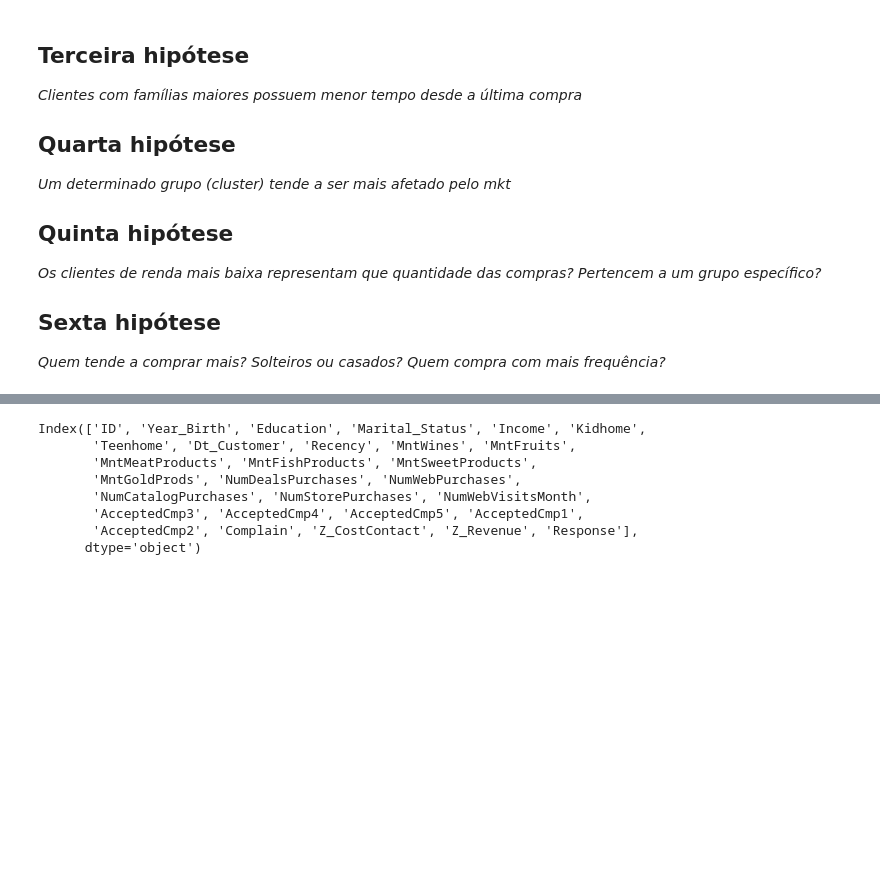
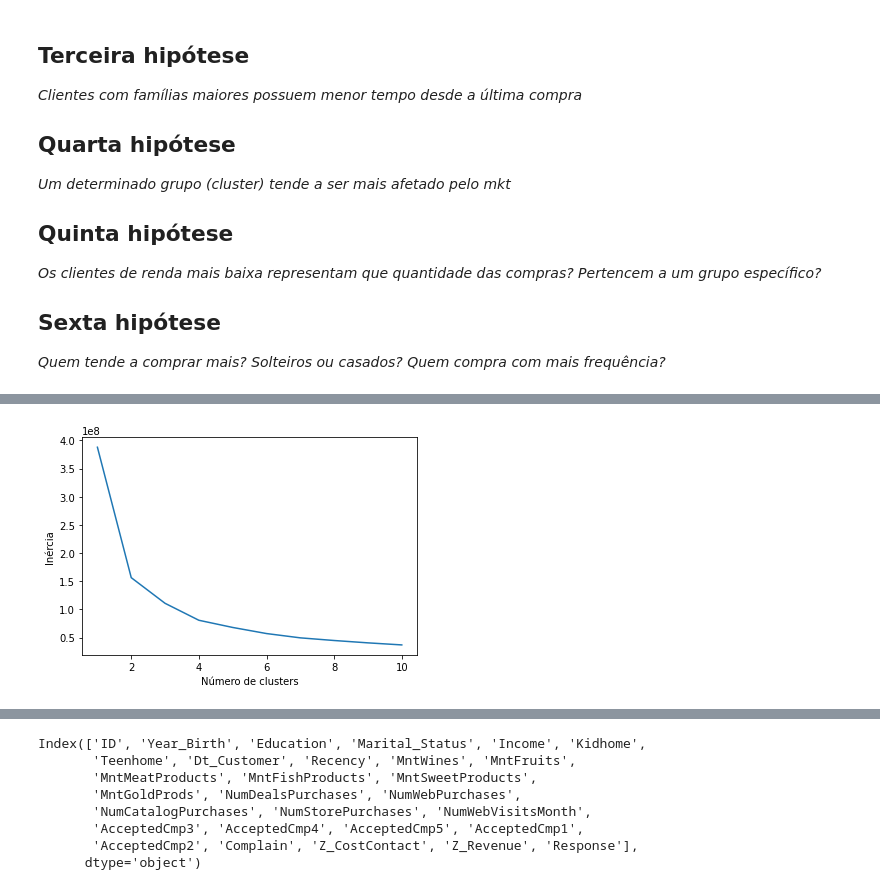
Before and after one commit to BrunoSantosPK/case-client-behavior, a Jupyter notebook: notebooks/explorando.ipynb, the cells around one changed output, grey strips where cells are left out. Drawn from its saved outputs; the diff is of its cells as text; code cells hidden in the pictures; blank space fills up the shorter version.

Commit message:
cluster inicial

```diff
--- a/notebooks/explorando.ipynb
+++ b/notebooks/explorando.ipynb
@@ -32,3 +34,11 @@ import pandas as pd
 *Quem tende a comprar mais? Solteiros ou casados? Quem compra com mais frequência?*
 # %%
 dataset = pd.read_csv("../data/dataset.csv")
+# %%
+# Cria a forma de agrupar os clientes no tipo de produto
+x_produto = dataset[[
+    "MntWines", "MntFruits", "MntMeatProducts",
+    "MntFishProducts", "MntSweetProducts", "MntGoldProds"
+]]
+cluster_produto = KMeans(n_clusters=6, random_state=0)
+cluster_produto.fit(x.values)
@@ -34,0 +81,14 @@ dataset = pd.read_csv("../data/dataset.csv")
+# %%
+# Avaliando número de clusters para o tipo de produto
+inercia = []
+for i in range(1, 11):
+    cluster = KMeans(n_clusters=i, random_state=0)
+    cluster.fit(x_produto.values)
+    inercia.append(cluster.inertia_)
+
+plt.plot(range(1, 11), inercia)
+plt.xlabel("Número de clusters")
+plt.ylabel("Inércia")
+plt.show()
+# %% [output]
+[figure, added]
```
Also changed, not shown: parts of 7 cells of this notebook.
